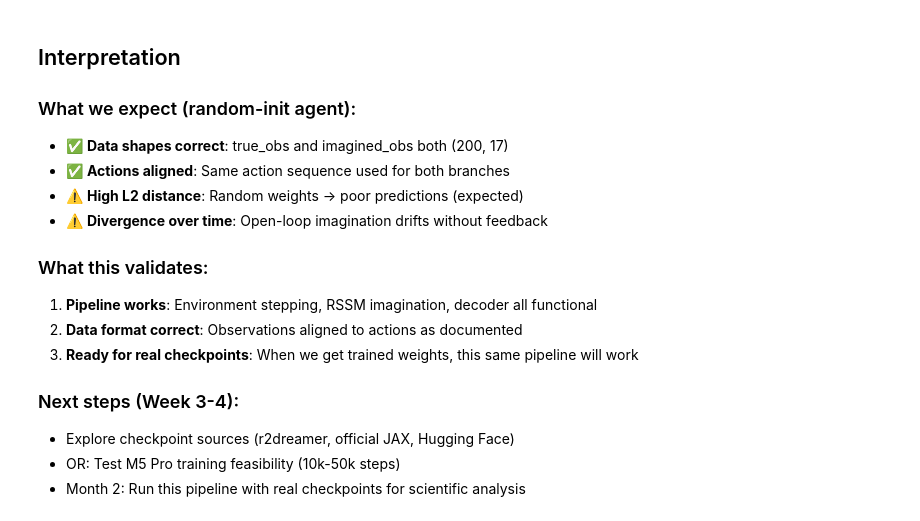
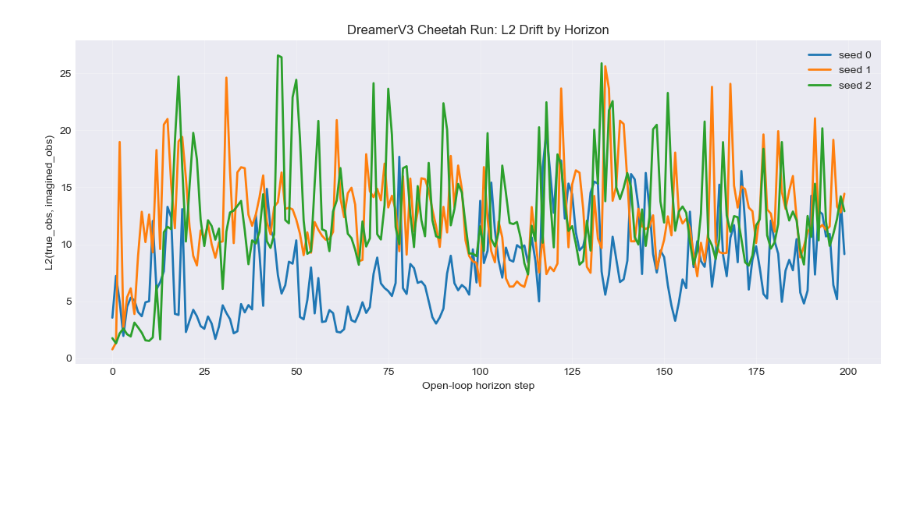
Before and after one commit to FengYe476/DriftDetect, a Jupyter notebook: notebooks/01_sanity_rollouts.ipynb, the cells around one changed output. Saved outputs shown, nothing was run; the diff lists cells and outputs as text; code cells hidden in the pictures; blank space fills up the shorter version.

Commit message:
Week 4 complete: adapter, 20 rollouts, V4 recon, month1 summary

```diff
--- a/notebooks/01_sanity_rollouts.ipynb
+++ b/notebooks/01_sanity_rollouts.ipynb
@@ -13 +5,15 @@ warnings.filterwarnings('ignore')
+# %%
+from pathlib import Path
+import warnings
+
+import matplotlib.pyplot as plt
+import numpy as np
+
+warnings.filterwarnings('ignore')
+plt.style.use('seaborn-v0_8-darkgrid')
+
+cwd = Path.cwd()
+REPO_ROOT = cwd.parent if cwd.name == 'notebooks' else cwd
+ROLLOUT_DIR = REPO_ROOT / 'results' / 'rollouts'
+SEEDS = list(range(20))
 # %%
@@ -109,18 +59,14 @@ plt.show()
-# %% [markdown]
-## Interpretation
-
-### What we expect (random-init agent):
-- ✅ **Data shapes correct**: true_obs and imagined_obs both (200, 17)
-- ✅ **Actions aligned**: Same action sequence used for both branches
-- ⚠️ **High L2 distance**: Random weights → poor predictions (expected)
-- ⚠️ **Divergence over time**: Open-loop imagination drifts without feedback
-
-### What this validates:
-1. **Pipeline works**: Environment stepping, RSSM imagination, decoder all functional
-2. **Data format correct**: Observations aligned to actions as documented
-3. **Ready for real checkpoints**: When we get trained weights, this same pipeline will work
-
-### Next steps (Week 3-4):
-- Explore checkpoint sources (r2dreamer, official JAX, Hugging Face)
-- OR: Test M5 Pro training feasibility (10k-50k steps)
-- Month 2: Run this pipeline with real checkpoints for scientific analysis
+# %%
+fig, ax = plt.subplots(figsize=(11, 5))
+for seed in [0, 1, 2]:
+    ax.plot(rollouts[seed]['l2'], linewidth=2, label=f'seed {seed}')
+
+ax.set_title('DreamerV3 Cheetah Run: L2 Drift by Horizon')
+ax.set_xlabel('Open-loop horizon step')
+ax.set_ylabel('L2(true_obs, imagined_obs)')
+ax.legend()
+ax.grid(True, alpha=0.3)
+plt.tight_layout()
+plt.show()
+# %% [output]
+[figure, added]
```
Also changed, not shown: parts of 8 cells of this notebook, 8 other files.
